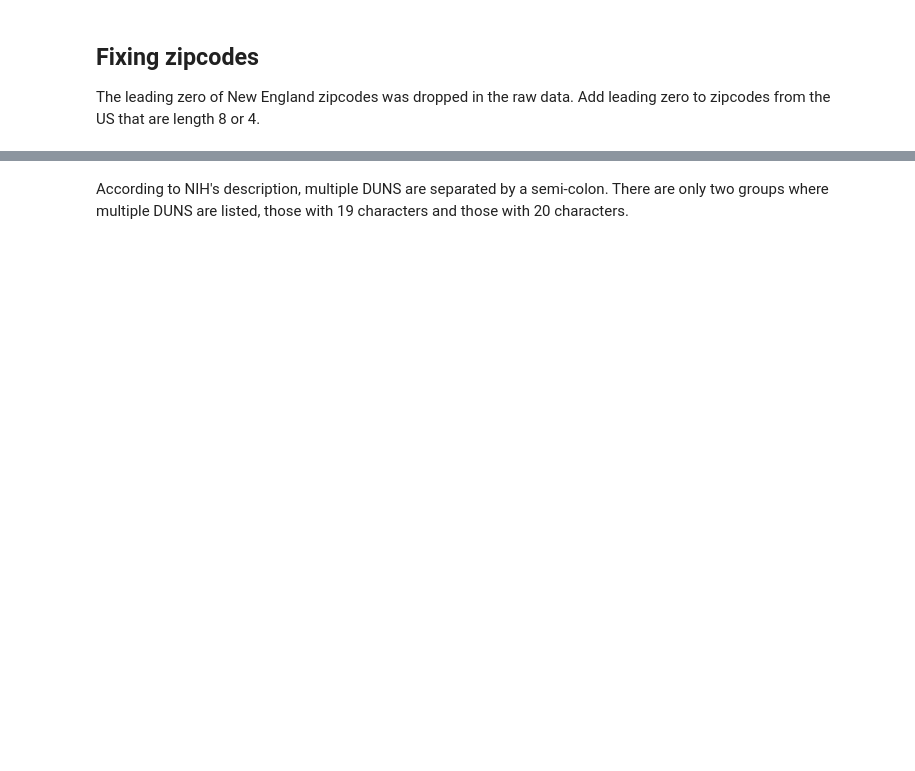
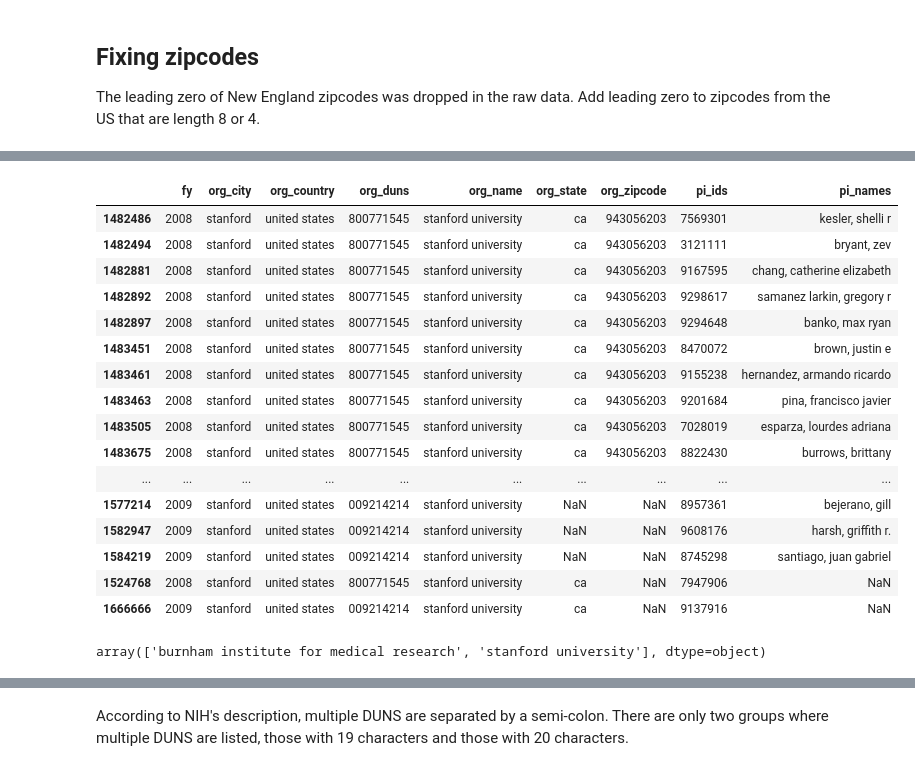
Before and after one commit to yuwie10/nih-awards, a Jupyter notebook: cleaning_pi_info.ipynb, the cells around one changed output, grey strips where cells are left out. Cells and saved outputs as stored; diff of their text form; code cells hidden in the pictures; blank space fills up the shorter version.

```diff
--- a/cleaning_pi_info.ipynb
+++ b/cleaning_pi_info.ipynb
@@ -257,0 +264,24 @@ Name: org_zipcode, dtype: int64
+# %%
+pi_unique.ix[(pi_unique['org_name'].str.contains('stanford', na = False)) & ((pi_unique['fy'] == '2008') | (pi_unique['fy'] == '2009'))]
+# %% [output]
+|  | fy | org_city | org_country | org_duns | org_name | org_state | org_zipcode | pi_ids | pi_names |
+| 1482486 | 2008 | stanford | united states | 800771545 | stanford university | ca | 943056203 | 7569301 | kesler, shelli r |
+| 1482494 | 2008 | stanford | united states | 800771545 | stanford university | ca | 943056203 | 3121111 | bryant, zev |
+| 1482881 | 2008 | stanford | united states | 800771545 | stanford university | ca | 943056203 | 9167595 | chang, catherine elizabeth |
+| 1482892 | 2008 | stanford | united states | 800771545 | stanford university | ca | 943056203 | 9298617 | samanez larkin, gregory r |
+| 1482897 | 2008 | stanford | united states | 800771545 | stanford university | ca | 943056203 | 9294648 | banko, max ryan |
+| 1483451 | 2008 | stanford | united states | 800771545 | stanford university | ca | 943056203 | 8470072 | brown, justin e |
+| 1483461 | 2008 | stanford | united states | 800771545 | stanford university | ca | 943056203 | 9155238 | hernandez, armando ricardo |
+| 1483463 | 2008 | stanford | united states | 800771545 | stanford university | ca | 943056203 | 9201684 | pina, francisco javier |
+| 1483505 | 2008 | stanford | united states | 800771545 | stanford university | ca | 943056203 | 7028019 | esparza, lourdes adriana |
+| 1483675 | 2008 | stanford | united states | 800771545 | stanford university | ca | 943056203 | 8822430 | burrows, brittany |
+| ... | ... | ... | ... | ... | ... | ... | ... | ... | ... |
+| 1577214 | 2009 | stanford | united states | 009214214 | stanford university | NaN | NaN | 8957361 | bejerano, gill |
+| 1582947 | 2009 | stanford | united states | 009214214 | stanford university | NaN | NaN | 9608176 | harsh, griffith r. |
+| 1584219 | 2009 | stanford | united states | 009214214 | stanford university | NaN | NaN | 8745298 | santiago, juan gabriel |
+| 1524768 | 2008 | stanford | united states | 800771545 | stanford university | ca | NaN | 7947906 | NaN |
+| 1666666 | 2009 | stanford | united states | 009214214 | stanford university | ca | NaN | 9137916 | NaN |
+# %%
+pi_unique.ix[pi_unique['org_duns'] == '009214214']['org_name'].unique()
+# %% [output]
+array(['burnham institute for medical research', 'stanford university'], dtype=object)
```
Also changed, not shown: parts of 40 cells of this notebook, 1 other file.
